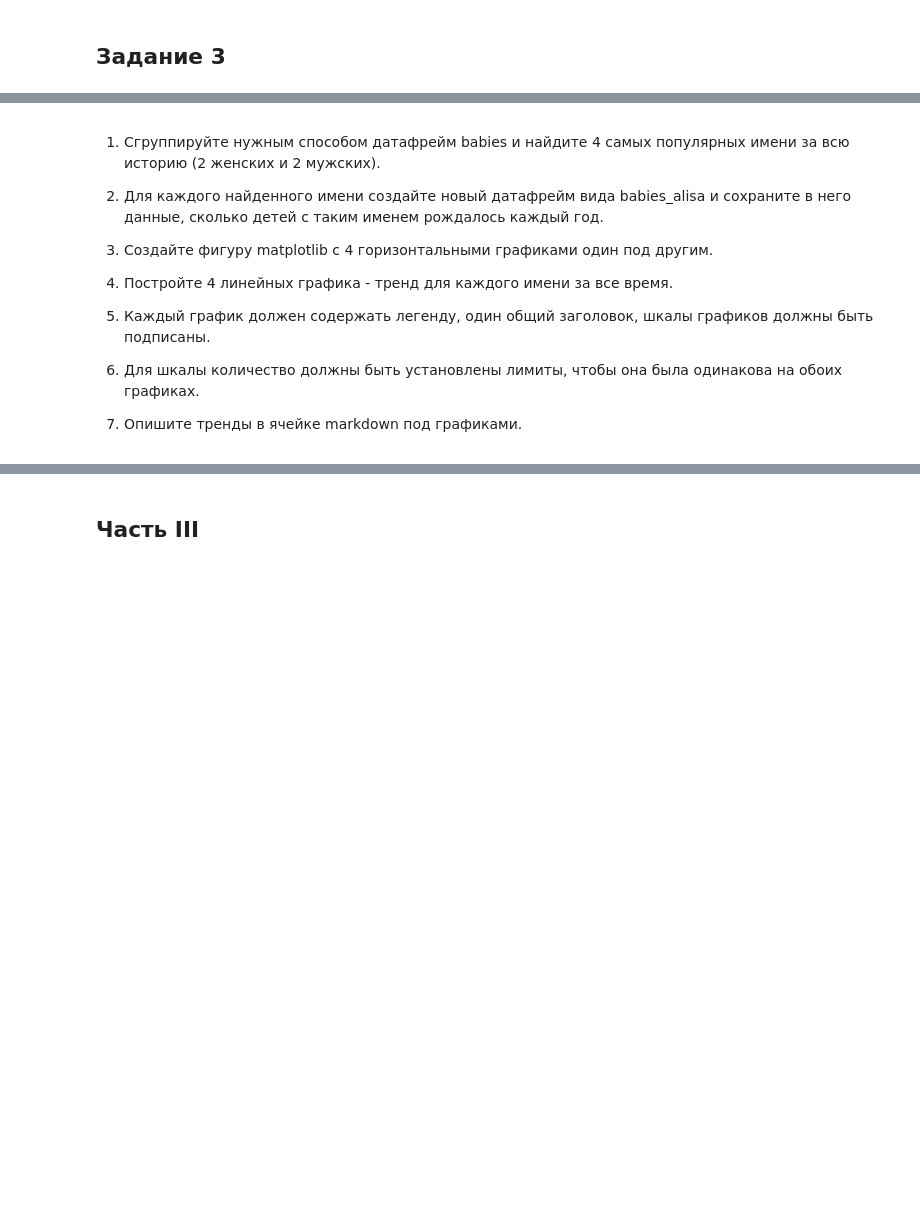
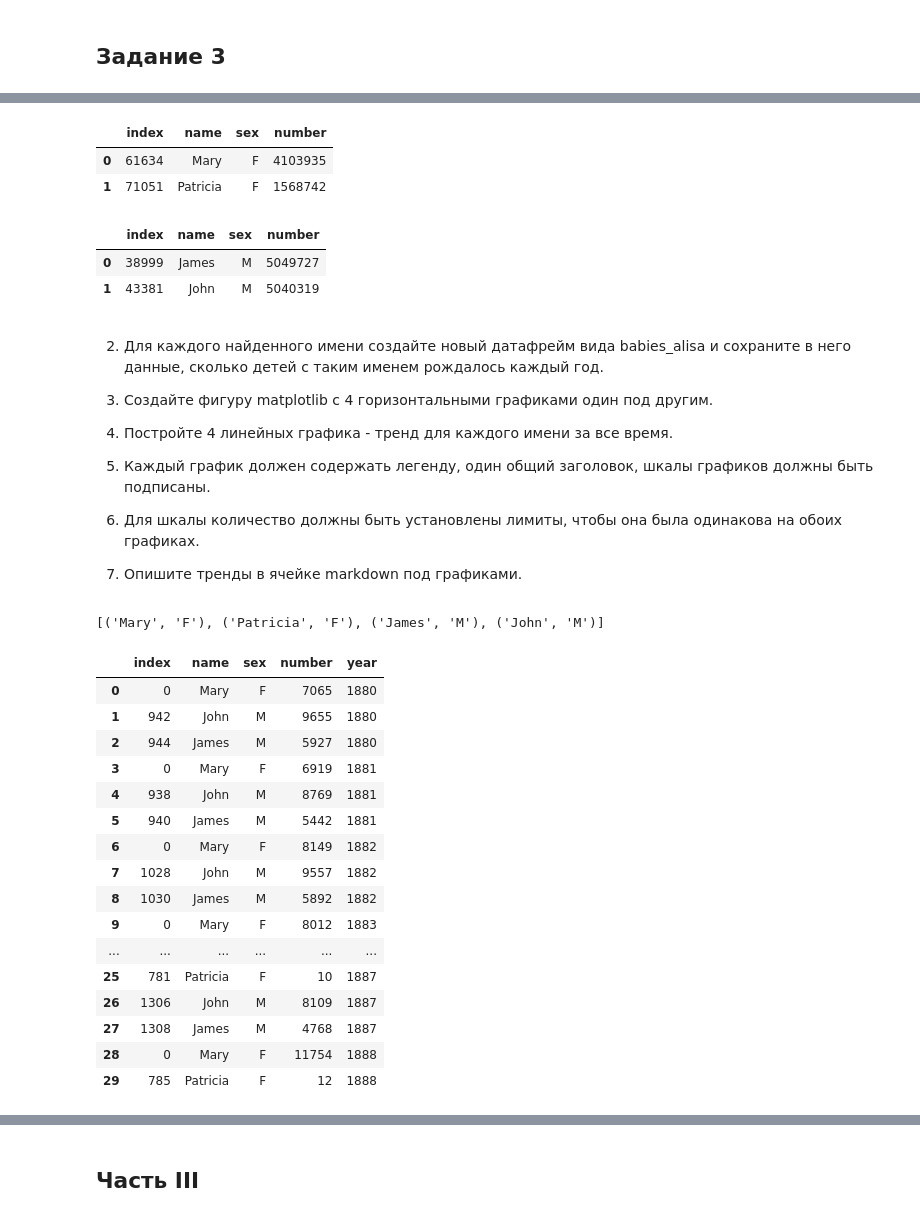
Before and after one commit to Sepulka-droid/Python_for_DE, a Jupyter notebook: task_03_EDA/3_Анализ_данных.ipynb, the cells around one changed output, grey strips where cells are left out. Saved outputs shown, nothing was run; the diff lists cells and outputs as text; code cells hidden in the pictures; blank space fills up the shorter version.

```diff
--- a/task_03_EDA/3_Анализ_данных.ipynb
+++ b/task_03_EDA/3_Анализ_данных.ipynb
@@ -391,6 +484,18 @@ babies.head(10)
+# %%
+girls = names[names['sex'] == 'F'].sort_values('number', ascending=False).reset_index()
+girls.head(2)
+# %% [output]
+|  | index | name | sex | number |
+| 0 | 61634 | Mary | F | 4103935 |
+| 1 | 71051 | Patricia | F | 1568742 |
+# %%
+boys = names[names['sex'] == 'M'].sort_values('number', ascending=False).reset_index()
+boys.head(2)
+# %% [output]
+|  | index | name | sex | number |
+| 0 | 38999 | James | M | 5049727 |
+| 1 | 43381 | John | M | 5040319 |
 # %% [markdown]
-1. Сгруппируйте нужным способом датафрейм babies и найдите 4 самых популярных имени за всю историю (2 женских и 2 мужских).
-
 2. Для каждого найденного имени создайте новый датафрейм вида babies_alisa и сохраните в него данные, сколько детей с таким именем рождалось каждый год.
 
 3. Создайте фигуру matplotlib с 4 горизонтальными графиками один под другим.
@@ -406,0 +510,30 @@ babies.head(10)
+# %%
+top_names = []
+for i in range(2):
+    top_names.append((girls.iloc[i]['name'], girls.iloc[i]['sex']))
+    top_names.append((boys.iloc[i]['name'], boys.iloc[i]['sex']))
+top_names.sort(key=lambda x: x[1])
+top_names
+# %% [output]
+[('Mary', 'F'), ('Patricia', 'F'), ('James', 'M'), ('John', 'M')]
+# %%
+babies_alisa = babies[babies[['name', 'sex']].apply(tuple, axis=1).isin(top_names)].reset_index()
+babies_alisa.head(5)
+# %% [output]
+|  | index | name | sex | number | year |
+| 0 | 0 | Mary | F | 7065 | 1880 |
+| 1 | 942 | John | M | 9655 | 1880 |
+| 2 | 944 | James | M | 5927 | 1880 |
+| 3 | 0 | Mary | F | 6919 | 1881 |
+| 4 | 938 | John | M | 8769 | 1881 |
+| 5 | 940 | James | M | 5442 | 1881 |
+| 6 | 0 | Mary | F | 8149 | 1882 |
+| 7 | 1028 | John | M | 9557 | 1882 |
+| 8 | 1030 | James | M | 5892 | 1882 |
+| 9 | 0 | Mary | F | 8012 | 1883 |
+| ... | ... | ... | ... | ... | ... |
+| 25 | 781 | Patricia | F | 10 | 1887 |
+| 26 | 1306 | John | M | 8109 | 1887 |
+| 27 | 1308 | James | M | 4768 | 1887 |
+| 28 | 0 | Mary | F | 11754 | 1888 |
+| 29 | 785 | Patricia | F | 12 | 1888 |
```
Also changed, not shown: parts of 47 cells of this notebook, 1 other file.
